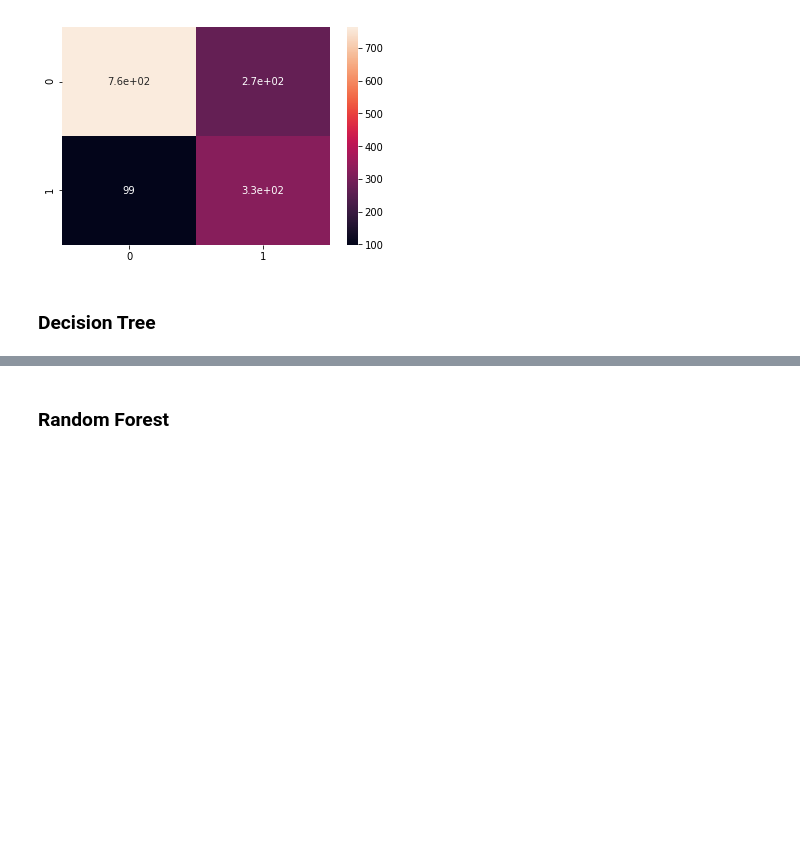
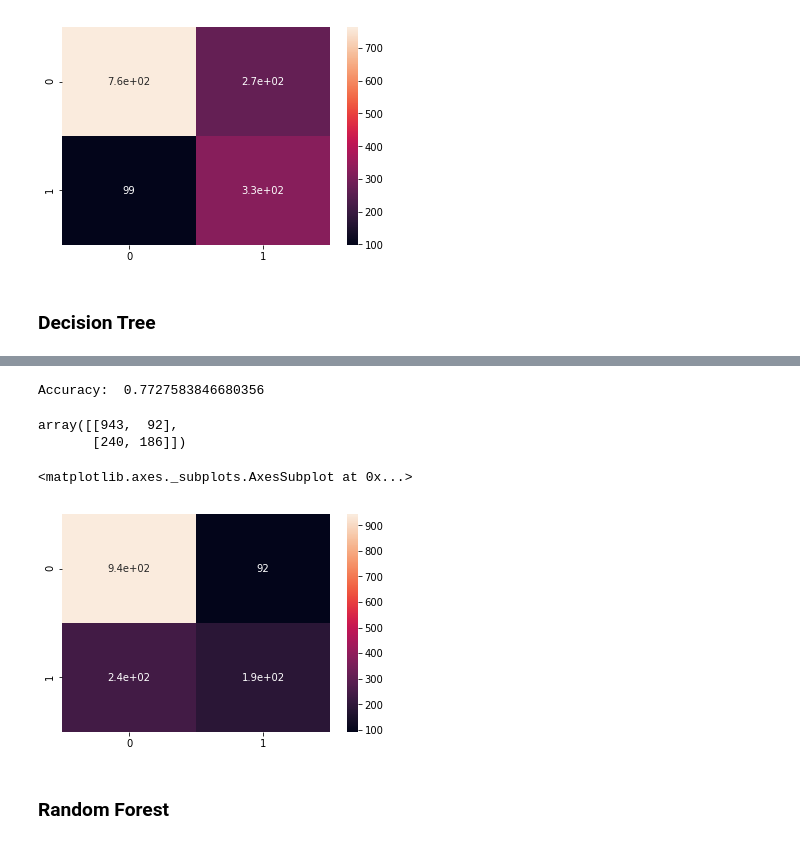
Before and after one commit to rockshi0824/Churn-Prediction-Capstone, a Jupyter notebook: Predicting Telecom Churn Project.ipynb, the cells around one changed output, grey strips where cells are left out. Drawn from its saved outputs; the diff is of its cells as text; code cells hidden in the pictures; blank space fills up the shorter version.

Commit message:
Added Decision Tree Classification

```diff
--- a/Predicting Telecom Churn Project.ipynb
+++ b/Predicting Telecom Churn Project.ipynb
@@ -251,3 +252,14 @@ sns.heatmap(confusion_mat_lr, annot = True)
 [figure]
 # %% [markdown]
 ### Decision Tree
+# %%
+# Copying train & test datasets for decision tree classification
+train_dt = train
+test_dt = test
+# %%
+# Creating decision tree classifier and fitting it to train data
+dt = DecisionTreeClassifier(labelCol = 'Churn_index',featuresCol = 'Scaled_features')
+dt_model = dt.fit(train_dt)
+# %%
+# predicting churn on test data
+dt_prediction = dt_model.transform(test_dt)
@@ -254,2 +287,27 @@ sns.heatmap(confusion_mat_lr, annot = True)
+# %%
+# Calculating Decision Tree Classification Accuracy
+accuracy_dt = evaluator.evaluate(dt_prediction)
+print("Accuracy: ", (accuracy_dt))
+# %% [output]
+Accuracy:  0.7727583846680356
+# %%
+# Confusion Matrix
+y_true_dt = dt_prediction.select("Churn_index")
+y_true_dt = y_true_dt.toPandas()
+
+y_pred_dt = dt_prediction.select("prediction")
+y_pred_dt = y_pred_dt.toPandas()
+
+confusion_mat_dt = confusion_matrix(y_true_dt, y_pred_dt)
+confusion_mat_dt
+# %% [output]
+array([[943,  92],
+       [240, 186]])
+# %%
+# Confusion Matrix Heatmap
+sns.heatmap(confusion_mat_dt, annot = True)
+# %% [output]
+<matplotlib.axes._subplots.AxesSubplot at 0x...>
+[figure, added]
 # %% [markdown]
 ### Random Forest
```
Also changed, not shown: parts of 2 cells of this notebook.
